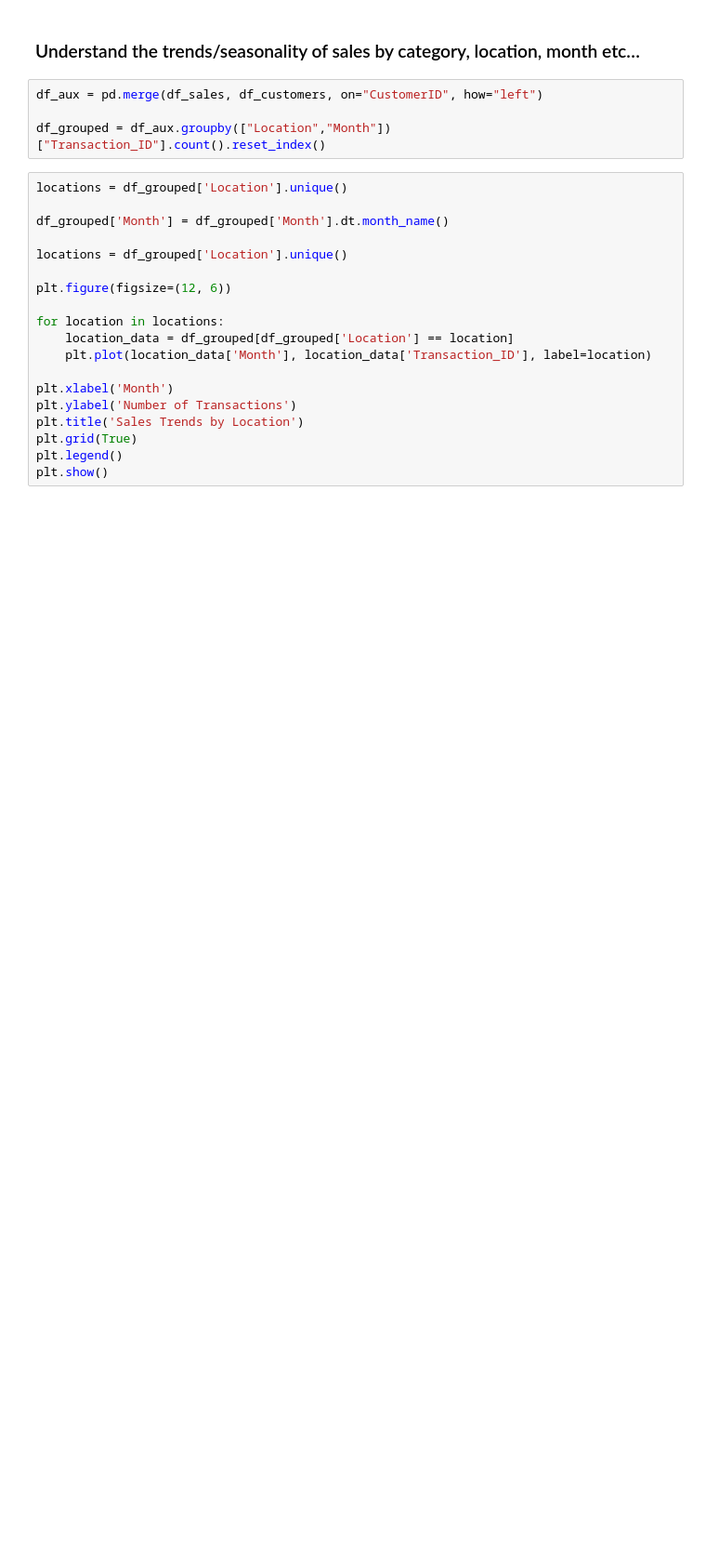
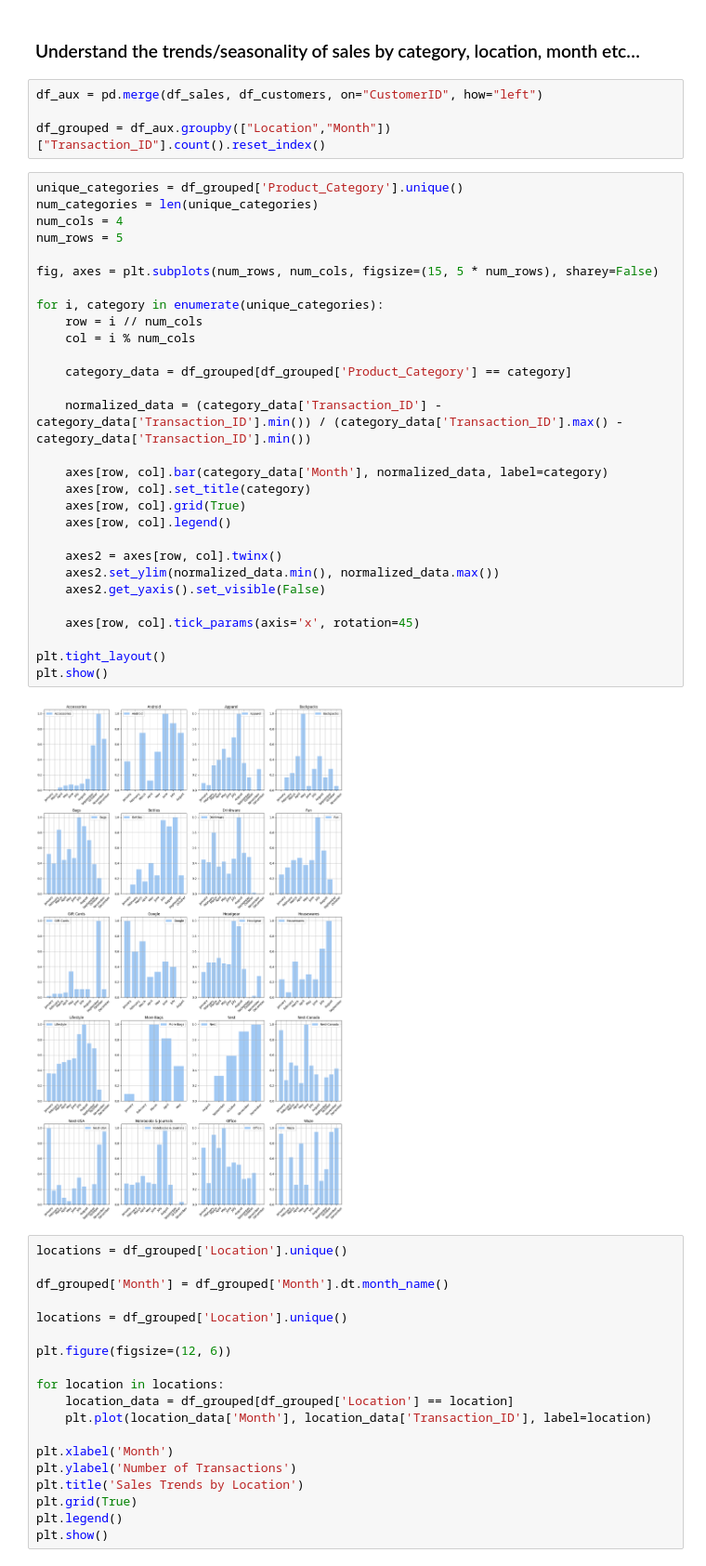
Before and after one commit to gomezgaston/Analysis_For_Ecommerce, a Jupyter notebook: EDA.ipynb, the cells around one changed output. Shown at 93% size. Cells and saved outputs as stored; diff of their text form; blank space fills up the shorter version.

```diff
--- a/EDA.ipynb
+++ b/EDA.ipynb
@@ -581,6 +572,37 @@ plt.show()
 df_aux = pd.merge(df_sales, df_customers, on="CustomerID", how="left")
 
 df_grouped = df_aux.groupby(["Location","Month"])["Transaction_ID"].count().reset_index()
+# %%
+unique_categories = df_grouped['Product_Category'].unique()
+num_categories = len(unique_categories)
+num_cols = 4
+num_rows = 5
+
+fig, axes = plt.subplots(num_rows, num_cols, figsize=(15, 5 * num_rows), sharey=False)
+
+for i, category in enumerate(unique_categories):
+    row = i // num_cols
+    col = i % num_cols
+
+    category_data = df_grouped[df_grouped['Product_Category'] == category]
+
+    normalized_data = (category_data['Transaction_ID'] - category_data['Transaction_ID'].min()) / (category_data['Transaction_ID'].max() - category_data['Transaction_ID'].min())
+
+    axes[row, col].bar(category_data['Month'], normalized_data, label=category)
+    axes[row, col].set_title(category)
+    axes[row, col].grid(True)
+    axes[row, col].legend()
+
+    axes2 = axes[row, col].twinx()
+    axes2.set_ylim(normalized_data.min(), normalized_data.max())
+    axes2.get_yaxis().set_visible(False)
+
+    axes[row, col].tick_params(axis='x', rotation=45)
+
+plt.tight_layout()
+plt.show()
+# %% [output]
+[figure, added]
 # %%
 locations = df_grouped['Location'].unique()
 
```
Also changed, not shown: parts of 2 cells of this notebook.
